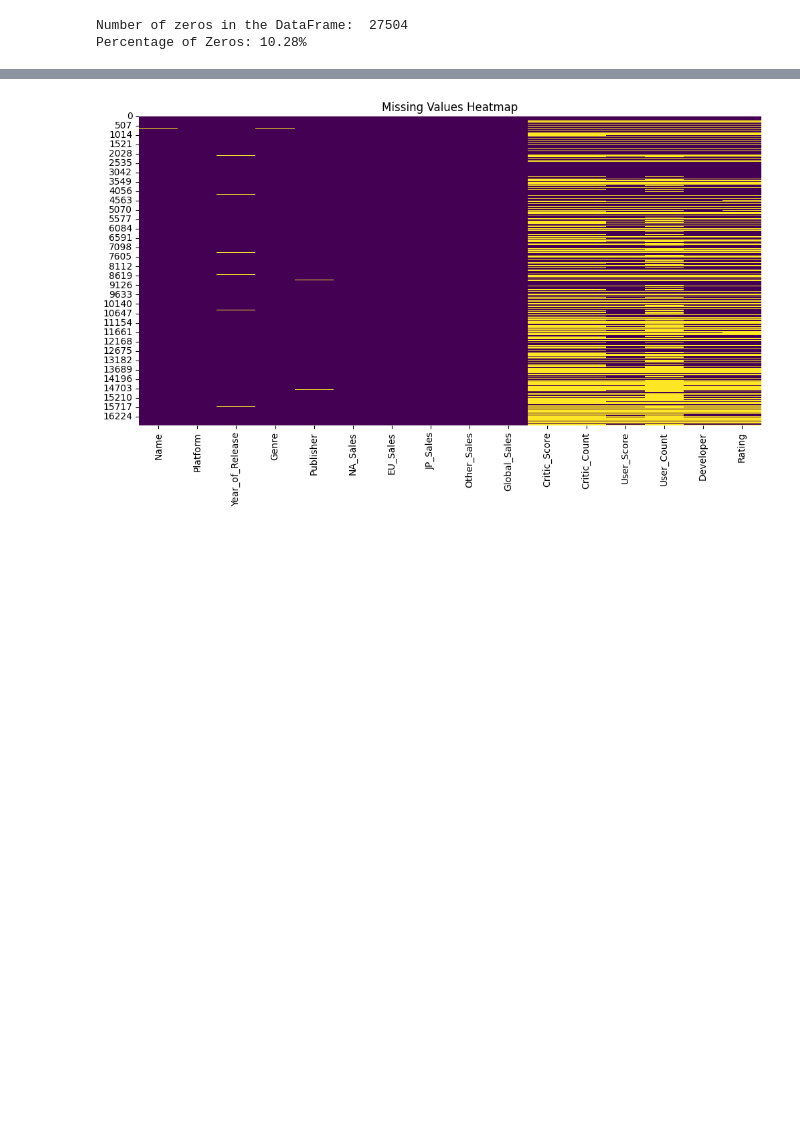
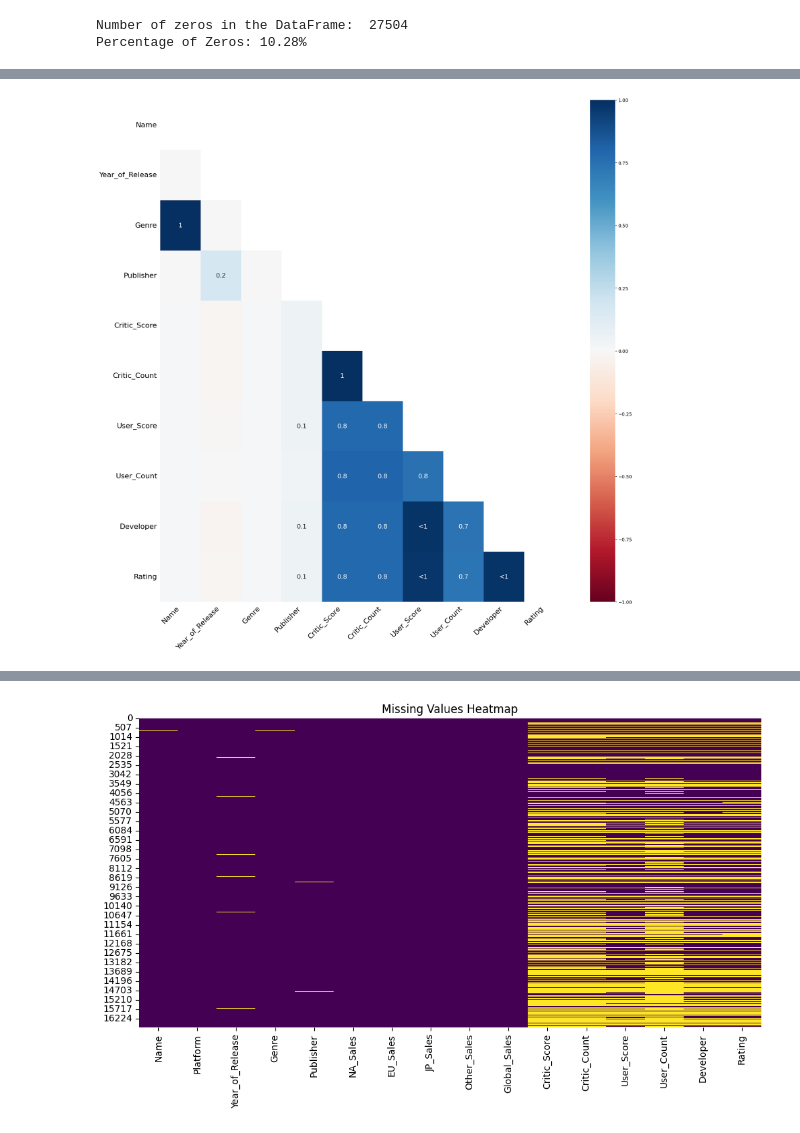
Before and after one commit to sba23416/CA1_DataViz_HDip-, a Jupyter notebook: Hodan Mohamed Abdi_DVizHDip_CA1.ipynb, the cells around one changed output, grey strips where cells are left out. Cells and saved outputs as stored; diff of their text form; code cells hidden in the pictures; blank space fills up the shorter version.

```diff
--- a/Hodan Mohamed Abdi_DVizHDip_CA1.ipynb
+++ b/Hodan Mohamed Abdi_DVizHDip_CA1.ipynb
@@ -264,0 +298,4 @@ Percentage of Zeros: 10.28%
+# %%
+ax = msno.heatmap(videosales_df, figsize=(20, 20))
+# %% [output]
+[figure, added]
```
Also changed, not shown: parts of 19 cells of this notebook.
